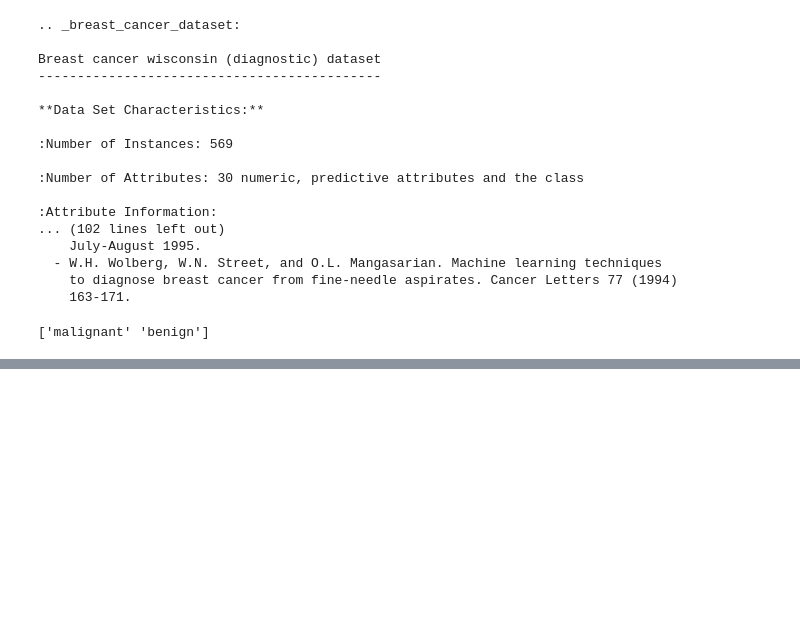
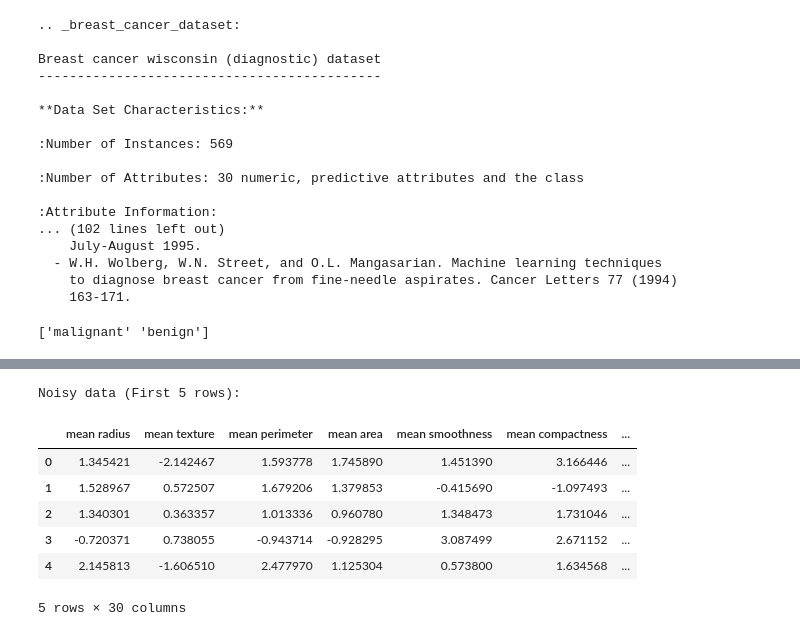
Before and after one commit to joneshshrestha/machine-learning-python, a Jupyter notebook: Classification/evaluation-techniques/breast_cancer_prediction.ipynb, the cells around one changed output, grey strips where cells are left out. Cells and saved outputs as stored; diff of their text form; code cells hidden in the pictures; blank space fills up the shorter version.

```diff
--- a/Classification/evaluation-techniques/breast_cancer_prediction.ipynb
+++ b/Classification/evaluation-techniques/breast_cancer_prediction.ipynb
@@ -65,0 +83,12 @@ X_noisy = X_scaled + noise_factor * np.random.normal(loc=0.0, scale=1.0, size=X.
+# %%
+print('Noisy data (First 5 rows):')
+df_noisy.head()
+# %% [output]
+Noisy data (First 5 rows):
+|  | mean radius | mean texture | mean perimeter | mean area | mean smoothness | mean compactness | ... |
+| 0 | 1.345421 | -2.142467 | 1.593778 | 1.745890 | 1.451390 | 3.166446 | ... |
+| 1 | 1.528967 | 0.572507 | 1.679206 | 1.379853 | -0.415690 | -1.097493 | ... |
+| 2 | 1.340301 | 0.363357 | 1.013336 | 0.960780 | 1.348473 | 1.731046 | ... |
+| 3 | -0.720371 | 0.738055 | -0.943714 | -0.928295 | 3.087499 | 2.671152 | ... |
+| 4 | 2.145813 | -1.606510 | 2.477970 | 1.125304 | 0.573800 | 1.634568 | ... |
+5 rows × 30 columns
```
Also changed, not shown: parts of 4 cells of this notebook, 1 other file.
